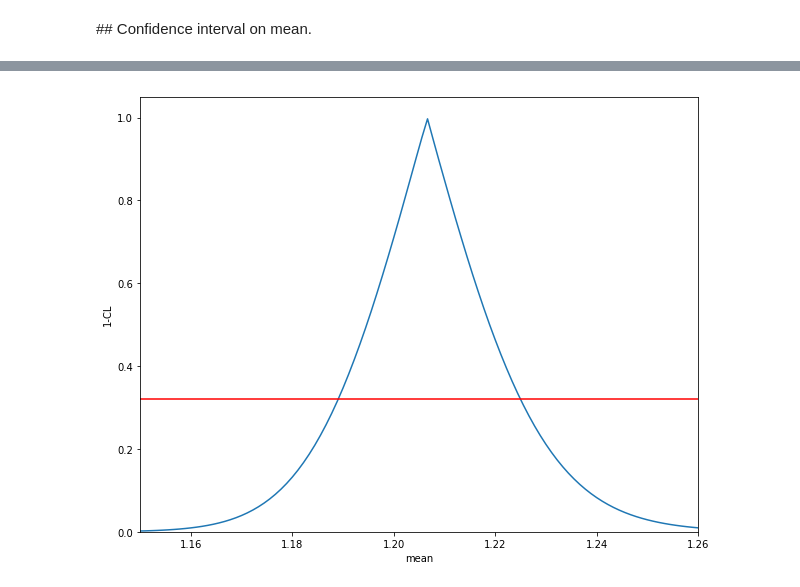
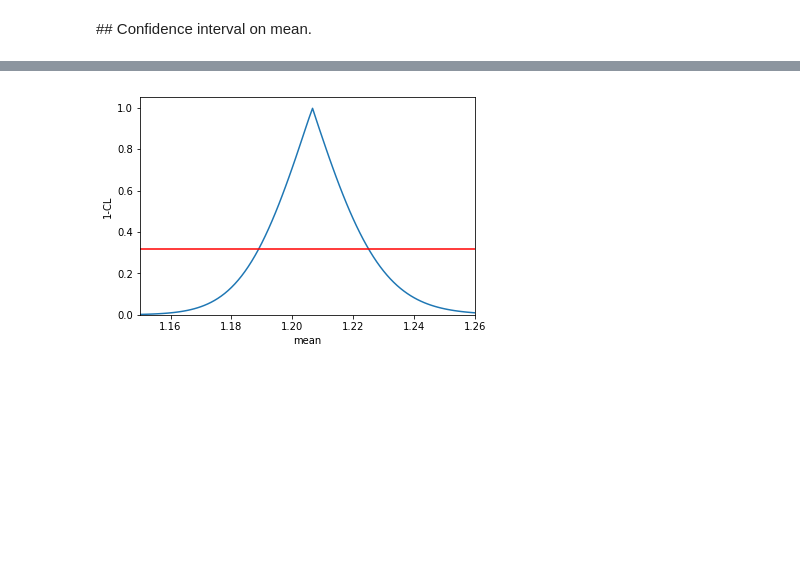
Before and after one commit to marinang/lauztat, a Jupyter notebook: examples/notebooks/confidence_interval_zfit_asy.ipynb, the cells around one changed output, grey strips where cells are left out. Drawn from its saved outputs; the diff is of its cells as text; code cells hidden in the pictures; blank space fills up the shorter version.

```diff
--- a/examples/notebooks/confidence_interval_zfit_asy.ipynb
+++ b/examples/notebooks/confidence_interval_zfit_asy.ipynb
@@ -133,4 +136,6 @@ Confidence interval on mean:
-# %%
-ci.plot()
-# %% [output]
-[figure, removed]
+# %%
+f, ax = plt.subplots()
+ci.plot(ax=ax)
+f.savefig("ci_1_cl_plot.png")
+# %% [output]
+[figure, added]
```
Also changed, not shown: parts of 4 cells of this notebook, 8 other files.
